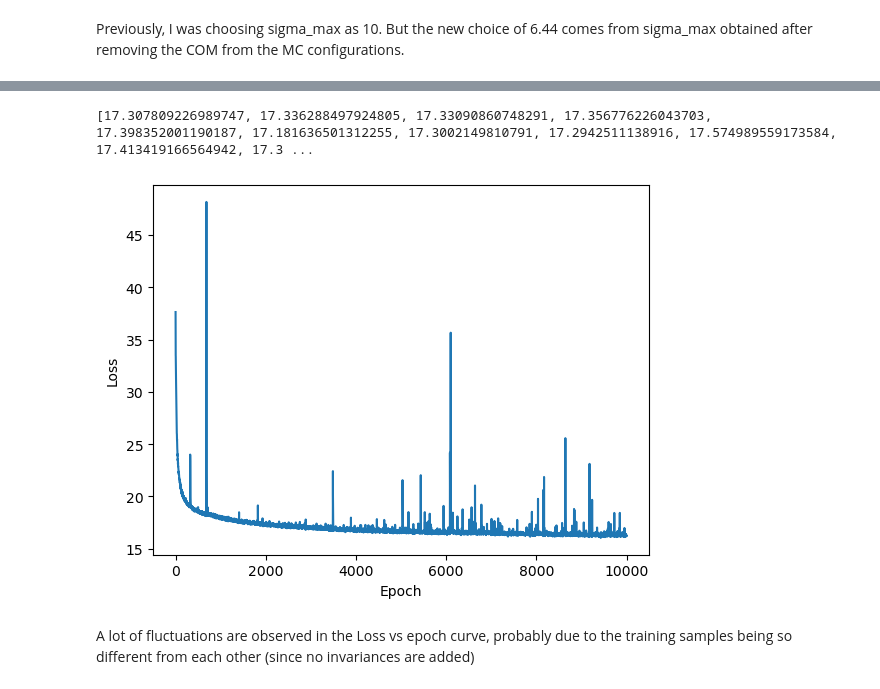
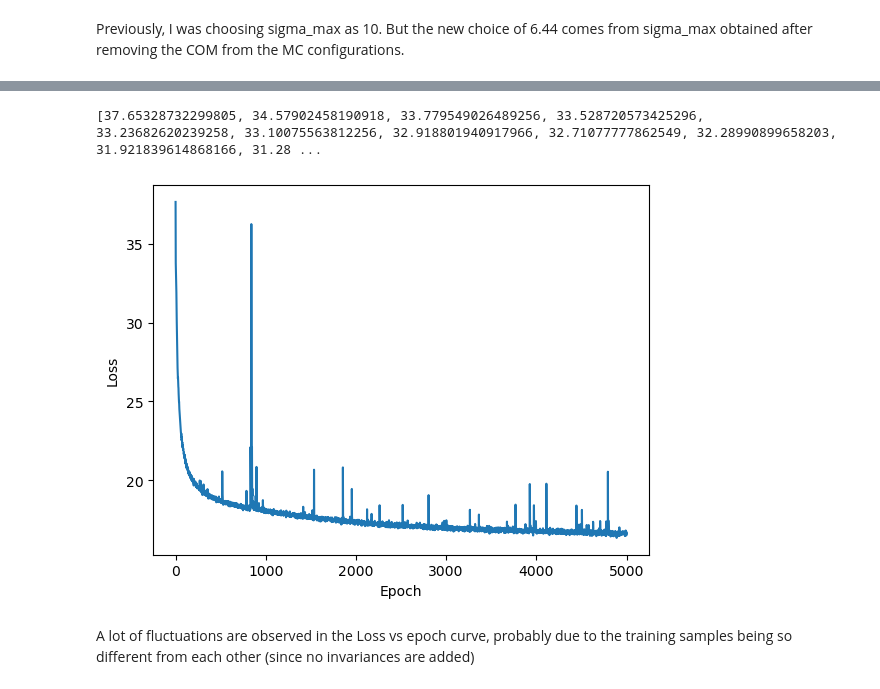
Before and after one commit to anas-aziz2/Summer-Project-2026, a Jupyter notebook: LJ_13_Baseline_Score_Model.ipynb, the cells around one changed output, grey strips where cells are left out. Cells and saved outputs as stored; diff of their text form; code cells hidden in the pictures.

```diff
--- a/LJ_13_Baseline_Score_Model.ipynb
+++ b/LJ_13_Baseline_Score_Model.ipynb
@@ -34,7 +34,7 @@ def train_model(
   batch_size = 100,
   width = 128,
   depth = 3,
-  num_epochs = 10000
+  num_epochs = 5000
 ):
     dataset = TensorDataset(X)
 
@@ -114,5 +114,9 @@ def train_model(
 
     return model, loss_history
 # %%
-model, loss_history = train_model()
+baseline_model, baseline_loss_history = train_model()
+torch.save({
+    "model_state_dict": baseline_model.state_dict(),
+    "loss_history": baseline_loss_history,
+}, "baseline_model_data.pth")
 # %% [output]
@@ -136,12 +140,12 @@ Epoch 9900 | Loss = 16.271327
 # %%
-plt.plot(loss_history)
+plt.plot(baseline_loss_history)
 plt.xlabel("Epoch")
 plt.ylabel("Loss")
 
-print(loss_history[2000:])
+print(baseline_loss_history)
 # %% [output]
-[17.307809226989747, 17.336288497924805, 17.33090860748291, 17.356776226043703, 17.398352001190187, 17.181636501312255, 17.3002149810791, 17.2942511138916, 17.574989559173584, 17.413419166564942, 17.3 ...
+[37.65328732299805, 34.57902458190918, 33.779549026489256, 33.528720573425296, 33.23682620239258, 33.10075563812256, 32.918801940917966, 32.71077777862549, 32.28990899658203, 31.921839614868166, 31.28 ...
-[figure, old version]
+[figure, new version]
 # %% [markdown]
 A lot of fluctuations are observed in the Loss vs epoch curve, probably due to the training samples being so different from each other (since no invariances are added)
 # %%
```
Also changed, not shown: parts of 1 cell of this notebook, 12 other files.
